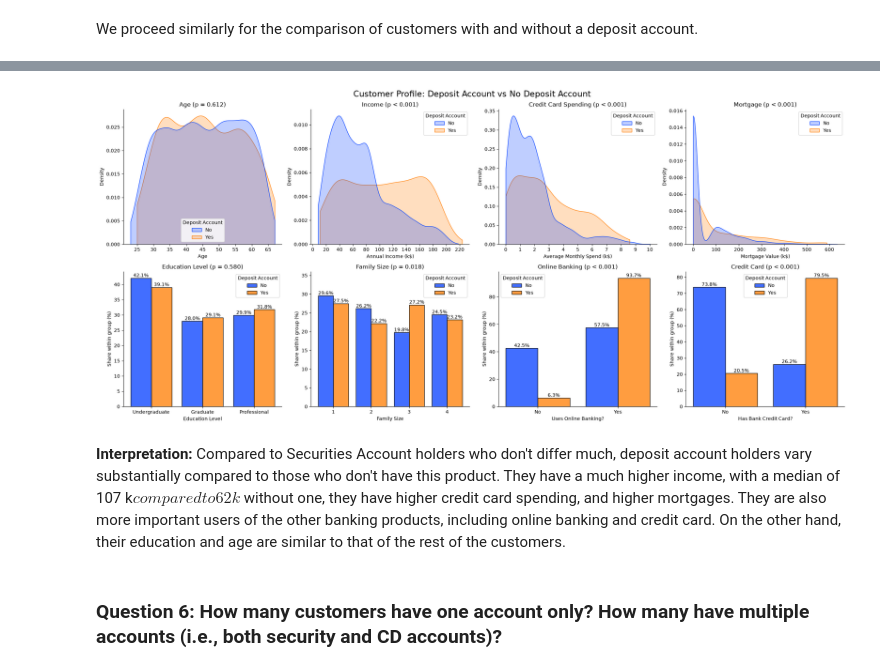
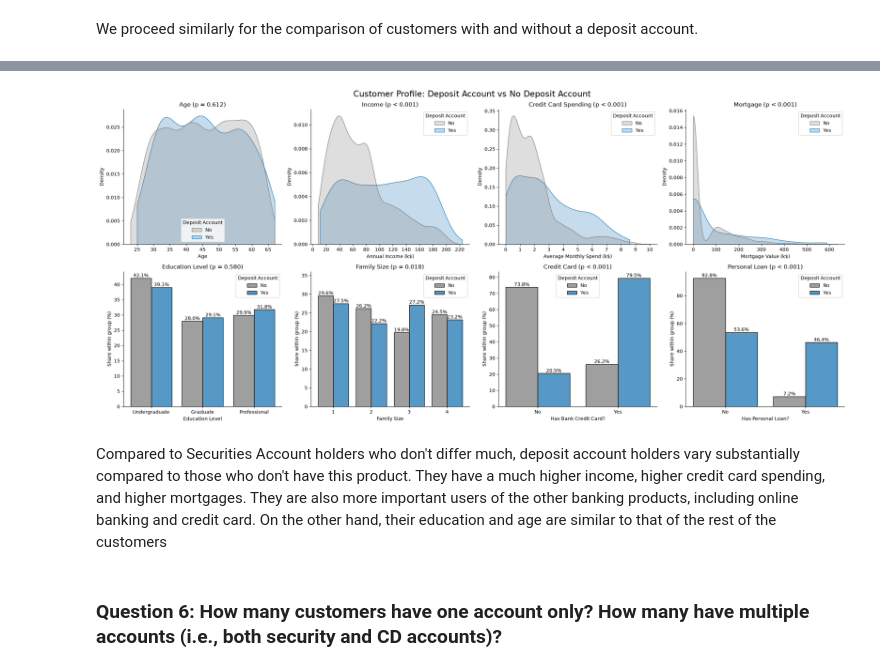
Before and after one commit to reirun/python-project, a Jupyter notebook: project_loan_v4.ipynb, the cells around one changed output, grey strips where cells are left out. Saved outputs shown, nothing was run; the diff lists cells and outputs as text; code cells hidden in the pictures.

```diff
--- a/project_loan_v4.ipynb
+++ b/project_loan_v4.ipynb
@@ -15,14 +15,14 @@ from sklearn import model_selection
 from sklearn.tree import plot_tree
 from sklearn.metrics import ConfusionMatrixDisplay
 
-# Setting up palette for plots
-palette = sns.color_palette("bright")
+# Setting up palette for plots (ref: https://seaborn.pydata.org/tutorial/color_palettes.html)
+palette = sns.color_palette("tab10")
 sns.set_palette(palette)
 
-# Defining a function to display percentages labels above barplots
-def label_bars(ax, fmt="%.1f%%"): # looping over group of bars
+# Defining a function to display percentages labels above barplots (ref: https://www.pythoncharts.com/seaborn/seaborn-bar-plot-value-labels/)
+def label_bars(ax): # looping over group of bars
     for container in ax.containers:
-        ax.bar_label(container, fmt=fmt) # print rounded percentage above bar height
+        ax.bar_label(container, fmt="%.1f%%") # print rounded percentage above bar height
 # %% [markdown]
 ### Preliminary Data Structure
 # %%
@@ -924,6 +1017,7 @@ sns.kdeplot(
     data=data_plot,
     x="Age",
     hue="Deposit Account",
+    palette={"No": palette[7], "Yes": palette[0]}, # binary color choice
     fill=True,
     common_norm=False, # scale density for each group for visibility
     cut=0, # cut density at maximum and minimum values
@@ -941,6 +1035,7 @@ sns.kdeplot(
     data=data_plot,
     x="Income",
     hue="Deposit Account",
+    palette={"No": palette[7], "Yes": palette[0]}, # binary color choice
     fill=True,
     common_norm=False, # scale density for each group for visibility
     cut=0, # cut density at maximum and minimum values
@@ -958,6 +1053,7 @@ sns.kdeplot(
     data=data_plot,
     x="CCAvg",
     hue="Deposit Account",
+    palette={"No": palette[7], "Yes": palette[0]}, # binary color choice
     fill=True,
     common_norm=False, # scale density for each group for visibility
     cut=0, # cut density at maximum and minimum values
@@ -975,6 +1071,7 @@ sns.kdeplot(
     data=data_plot,
     x="Mortgage",
     hue="Deposit Account",
+    palette={"No": palette[7], "Yes": palette[0]}, # binary color choice
     fill=True,
     common_norm=False, # scale density for each group for visibility
     cut=0, # cut density at maximum and minimum values
@@ -993,6 +1090,7 @@ sns.histplot(
     data=data_plot,
     x="Education",
     hue="Deposit Account",
+    palette={"No": palette[7], "Yes": palette[0]}, # binary color choice
     multiple="dodge", # "no" and "yes" side by side
     stat="percent", # display percentages instead of counts
     common_norm=False, # compute percentages within each group
@@ -1014,6 +1112,7 @@ sns.histplot(
     data=data_plot,
     x="Family",
     hue="Deposit Account",
+    palette={"No": palette[7], "Yes": palette[0]}, # binary color choice
     multiple="dodge", # "no" and "yes" side by side
     stat="percent", # display percentages instead of counts
     common_norm=False, # compute percentages within each group
@@ -1030,11 +1129,12 @@ axes[5].set(
     ylim=(0, 36)
 )
 
-## Plot 7: Online Banking
+## Plot 8: Credit Card
 sns.histplot(
     data=data_plot,
-    x="Online Facilities",
+    x="Credit Card",
     hue="Deposit Account",
+    palette={"No": palette[7], "Yes": palette[0]}, # binary color choice
     multiple="dodge", # "no" and "yes" side by side
     stat="percent", # display percentages instead of counts
     common_norm=False, # compute percentages within each group
@@ -1043,42 +1143,43 @@ sns.histplot(
     ax=axes[6]
 )
 label_bars(axes[6])
 axes[6].set(
-    title="Online Banking (p < 0.001)",
-    xlabel="Uses Online Banking?",
+    title="Credit Card (p < 0.001)",
+    xlabel="Has Bank Credit Card?",
     ylabel="Share within group (%)"
 )
 
-## Plot 8: Credit Card
+## Plot 8: Personal Loan
 sns.histplot(
     data=data_plot,
-    x="Credit Card",
+    x="Personal Loan",
     hue="Deposit Account",
+    palette={"No": palette[7], "Yes": palette[0]}, # binary color choice
     multiple="dodge", # "no" and "yes" side by side
     stat="percent", # display percentages instead of counts
     common_norm=False, # compute percentages within each group
     discrete=True, # centering bars
     shrink=0.8, # reduce bars width
     ax=axes[7]
 )
 label_bars(axes[7])
 axes[7].set(
-    title="Credit Card (p < 0.001)",
-    xlabel="Has Bank Credit Card?",
+    title="Personal Loan (p < 0.001)",
+    xlabel="Has Personal Loan?",
     ylabel="Share within group (%)"
 )
 
 plt.suptitle("Customer Profile: Deposit Account vs No Deposit Account", fontsize=17)
 sns.despine()
 plt.tight_layout()
 
 # Saving the figure for the report
 plt.savefig("figures/q5.pdf", bbox_inches="tight")
 plt.show()
 # %% [output]
-[figure, old version]
+[figure, new version]
 # %% [markdown]
-**Interpretation:** Compared to Securities Account holders who don't differ much, deposit account holders vary substantially compared to those who don't have this product. They have a much higher income, with a median of 107 k$ compared to 62 k$ without one, they have higher credit card spending, and higher mortgages. They are also more important users of the other banking products, including online banking and credit card. On the other hand, their education and age are similar to that of the rest of the customers.
+Compared to Securities Account holders who don't differ much, deposit account holders vary substantially compared to those who don't have this product. They have a much higher income, higher credit card spending, and higher mortgages. They are also more important users of the other banking products, including online banking and credit card. On the other hand, their education and age are similar to that of the rest of the customers
 # %% [markdown]
 ### Question 6: How many customers have one account only? How many have multiple accounts (i.e., both security and CD accounts)?
 # %%
```
Also changed, not shown: parts of 37 cells of this notebook, 20 other files.
